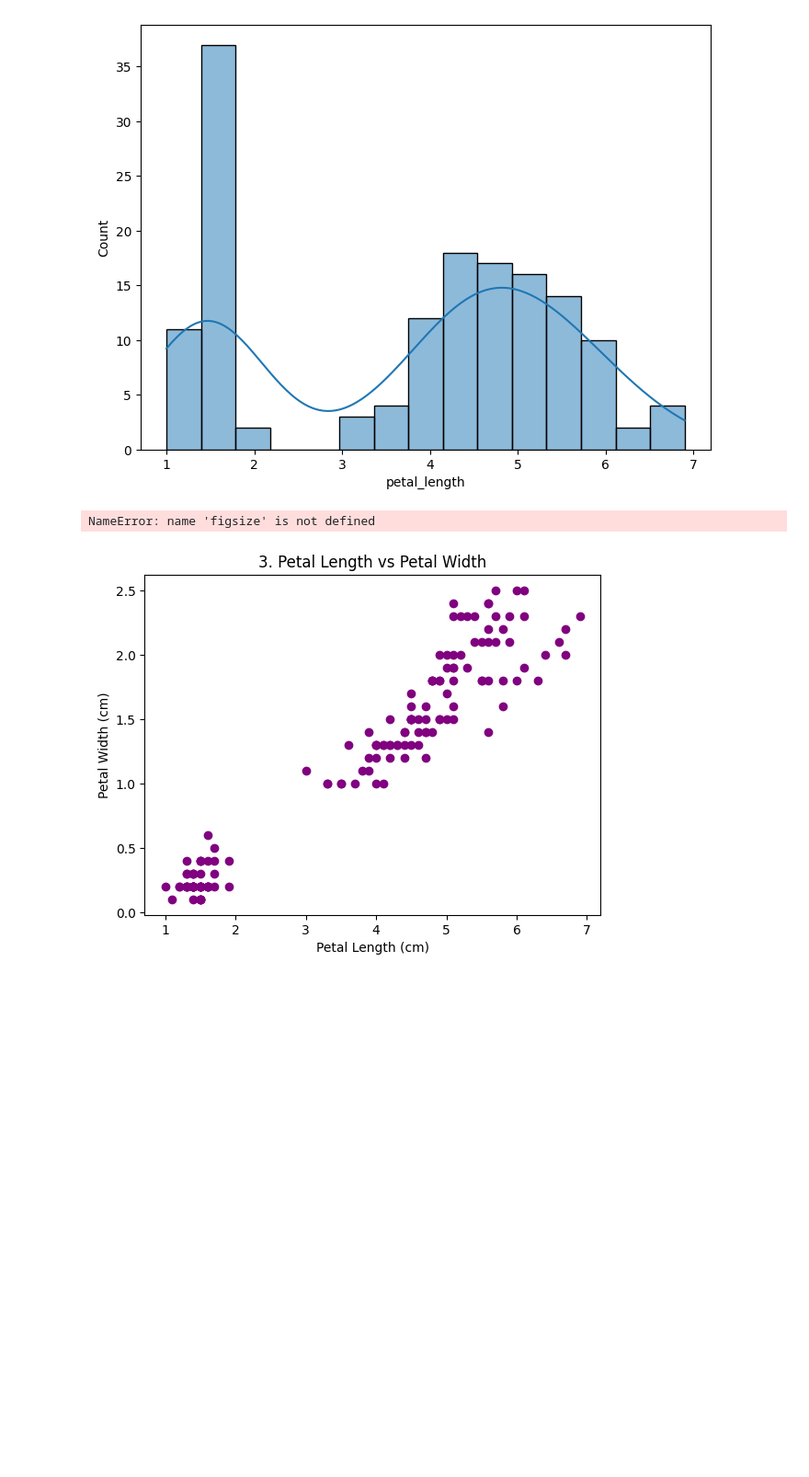
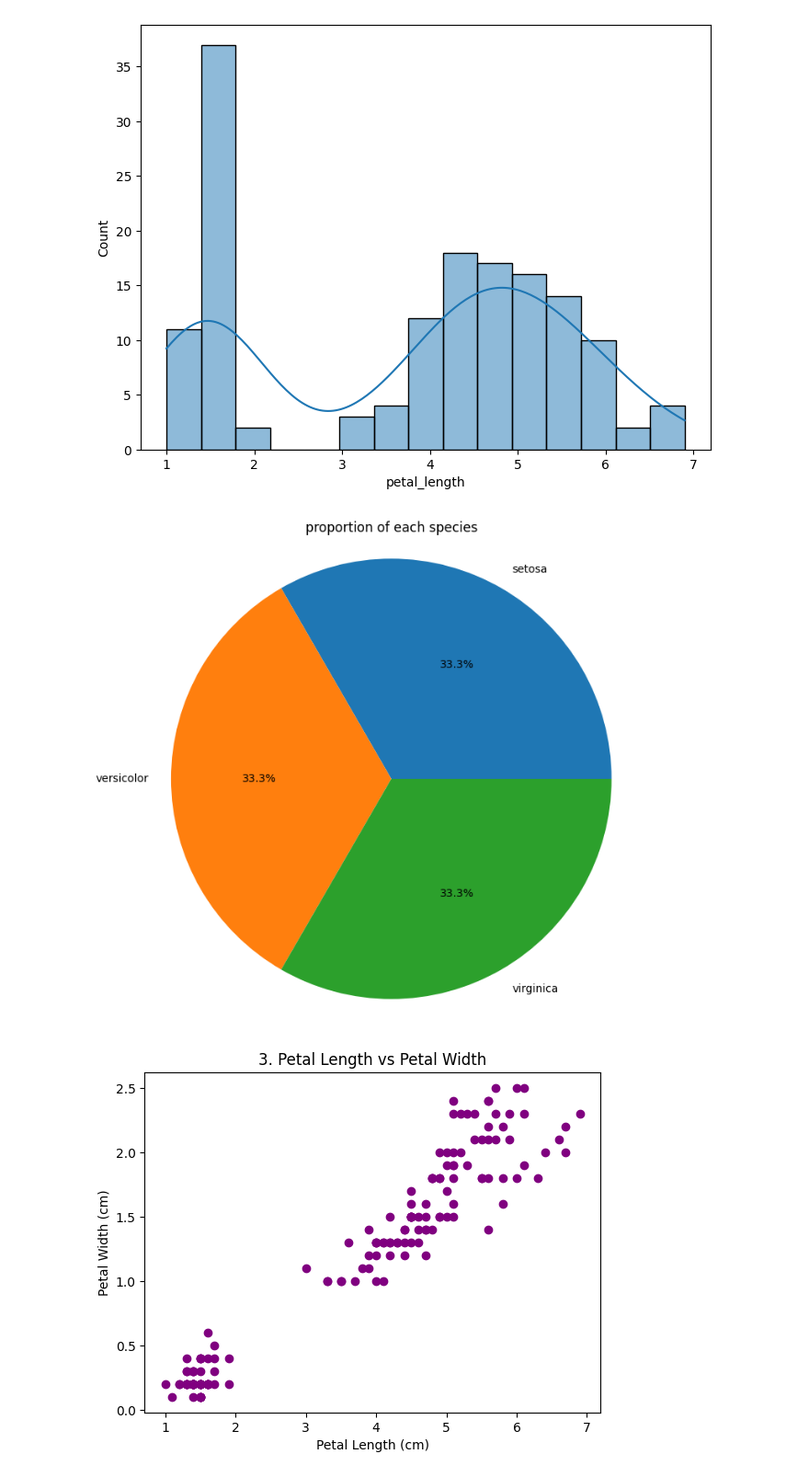
Before and after one commit to basuapnvr2008-lang/CIE_, a Jupyter notebook: Untitled5.ipynb, the cells around one changed output. Shown at 92% size. Cells and saved outputs as stored; diff of their text form; code cells hidden in the pictures; blank space fills up the shorter version.

```diff
--- a/Untitled5.ipynb
+++ b/Untitled5.ipynb
@@ -53,13 +53,13 @@ plt.show()
 [figure]
 # %%
 import matplotlib.pyplot as plt
-plt.figure(figsize(8,8))
-plt.pie(count,lables=count.index,autopct='1%.1f%%')
-plt.title('priportion of each species')
+plt.figure(figsize=(8,8))
+plt.pie(count,labels=count.index,autopct='%.1f%%')
+plt.title('proportion of each species')
 plt.axis('equal')
 plt.show()
 # %% [output]
-NameError: name 'figsize' is not defined
+[figure, added]
 # %%
 plt.scatter(df['petal_length'], df['petal_width'], color='purple')
 plt.title('3. Petal Length vs Petal Width')
```
